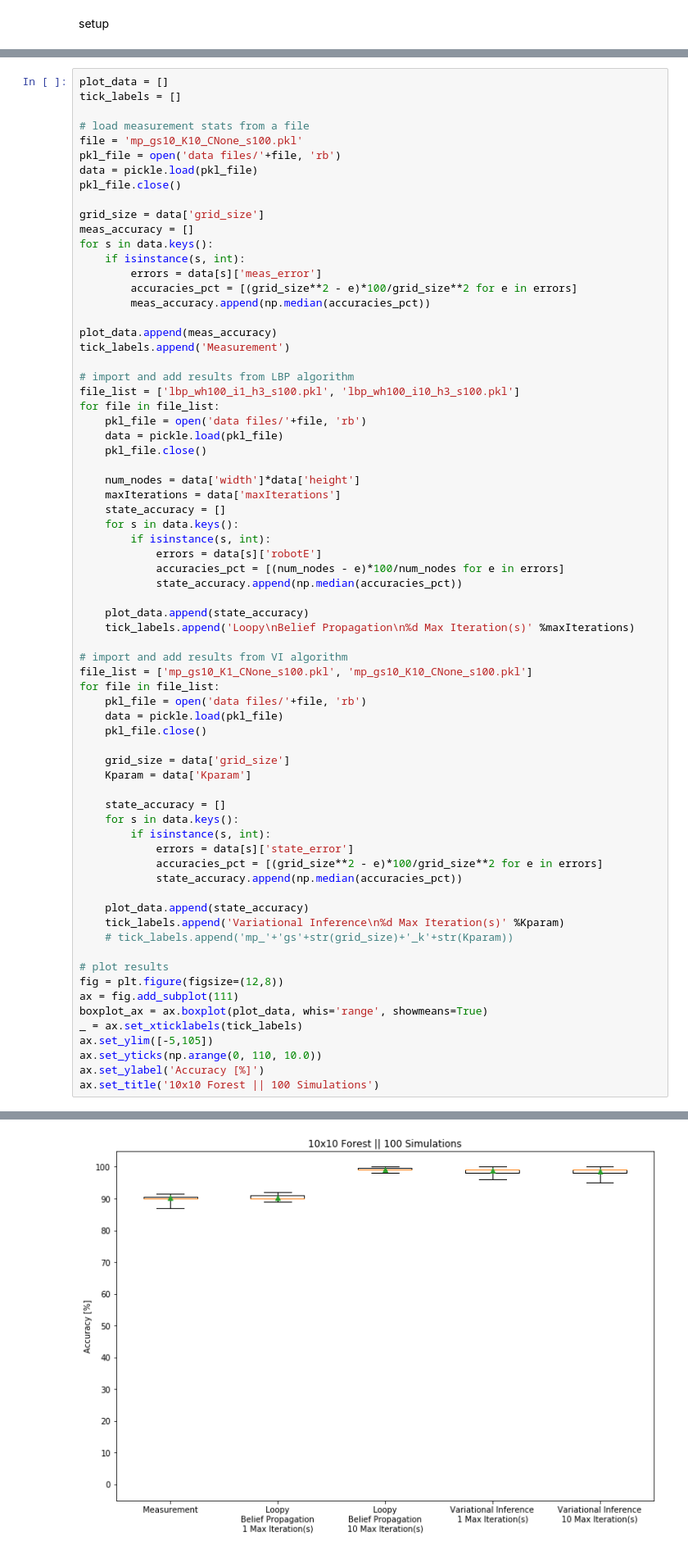
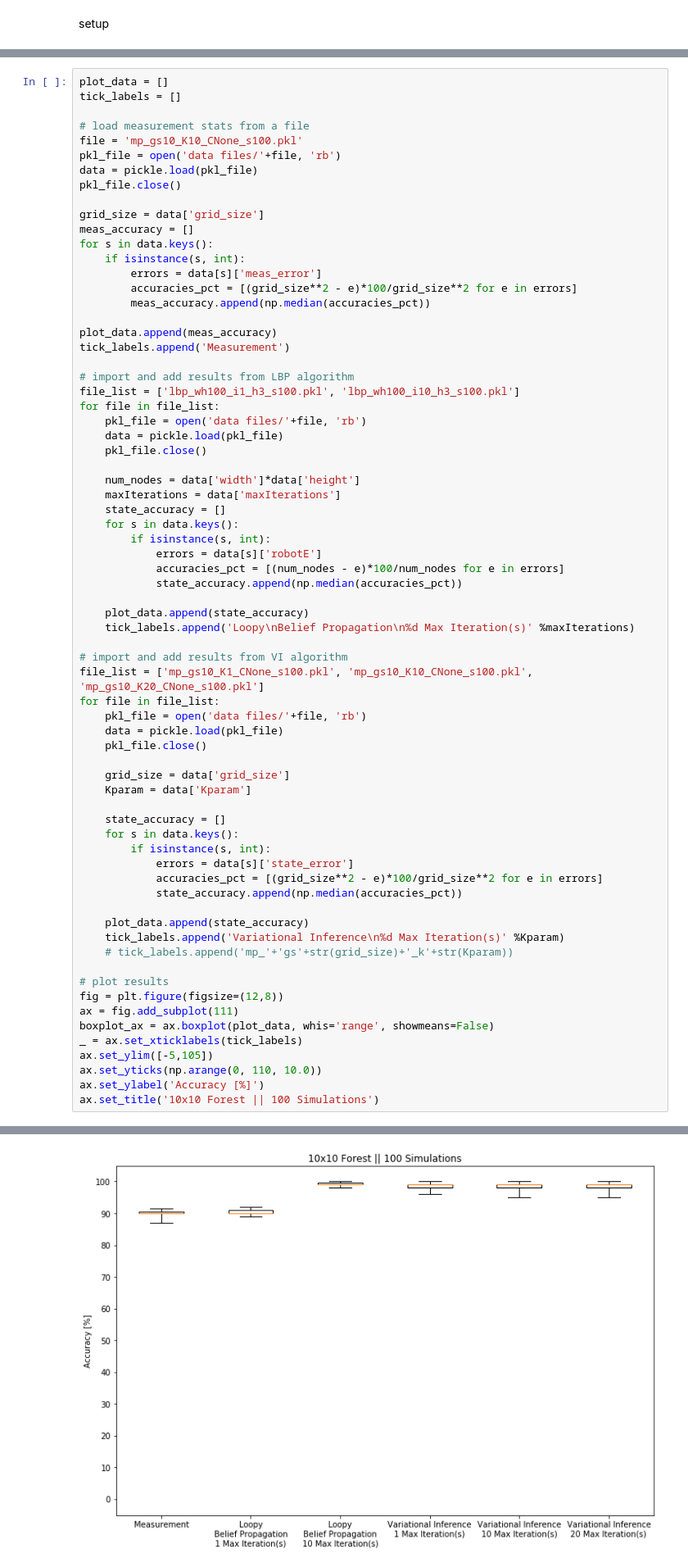
Before and after one commit to rhaksar/filter-large-GMDPs, a Jupyter notebook: visualize data.ipynb, the cells around one changed output, grey strips where cells are left out. Shown: that part at 82% size. Drawn from its saved outputs; the diff is of its cells as text.

```diff
--- a/visualize data.ipynb
+++ b/visualize data.ipynb
@@ -160,38 +160,38 @@ for file in file_list:
     tick_labels.append('Loopy\nBelief Propagation\n%d Max Iteration(s)' %maxIterations)
 
 # import and add results from VI algorithm
-file_list = ['mp_gs10_K1_CNone_s100.pkl', 'mp_gs10_K10_CNone_s100.pkl']
+file_list = ['mp_gs10_K1_CNone_s100.pkl', 'mp_gs10_K10_CNone_s100.pkl', 'mp_gs10_K20_CNone_s100.pkl']
 for file in file_list:
     pkl_file = open('data files/'+file, 'rb')
     data = pickle.load(pkl_file)
     pkl_file.close()
 
     grid_size = data['grid_size']
     Kparam = data['Kparam']
 
     state_accuracy = []
     for s in data.keys():
         if isinstance(s, int):
             errors = data[s]['state_error']
             accuracies_pct = [(grid_size**2 - e)*100/grid_size**2 for e in errors]
             state_accuracy.append(np.median(accuracies_pct))
 
     plot_data.append(state_accuracy)
     tick_labels.append('Variational Inference\n%d Max Iteration(s)' %Kparam)
     # tick_labels.append('mp_'+'gs'+str(grid_size)+'_k'+str(Kparam))
 
 # plot results
 fig = plt.figure(figsize=(12,8))
 ax = fig.add_subplot(111)
-boxplot_ax = ax.boxplot(plot_data, whis='range', showmeans=True)
+boxplot_ax = ax.boxplot(plot_data, whis='range', showmeans=False)
 _ = ax.set_xticklabels(tick_labels)
 ax.set_ylim([-5,105])
 ax.set_yticks(np.arange(0, 110, 10.0))
 ax.set_ylabel('Accuracy [%]')
 ax.set_title('10x10 Forest || 100 Simulations')
 # %% [output]
 Text(0.5,1,'10x10 Forest || 100 Simulations')
-[figure, old version]
+[figure, new version]
 # %%
 plot_data = []
 tick_labels = []
```
Also changed, not shown: parts of 1 cell of this notebook.
